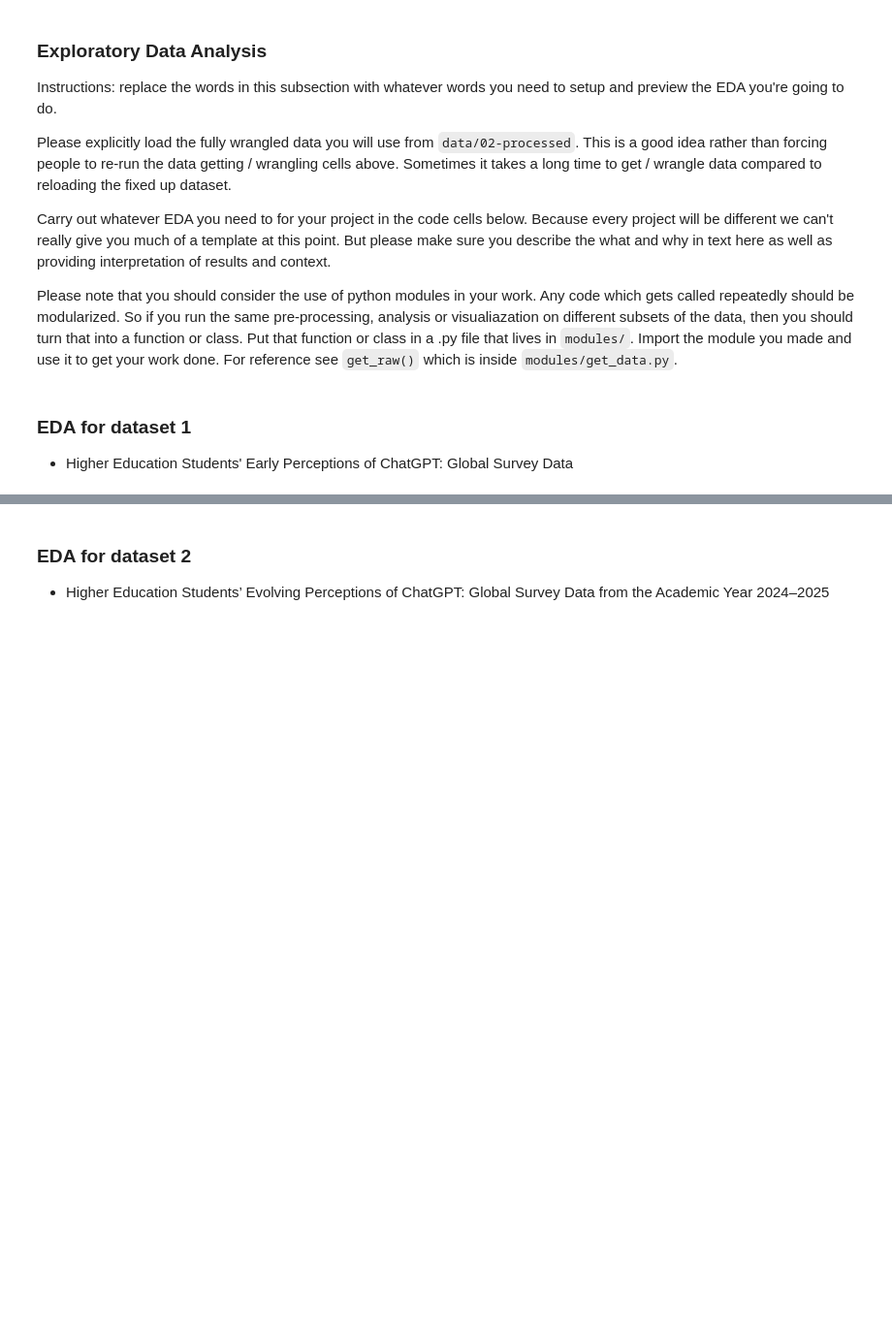
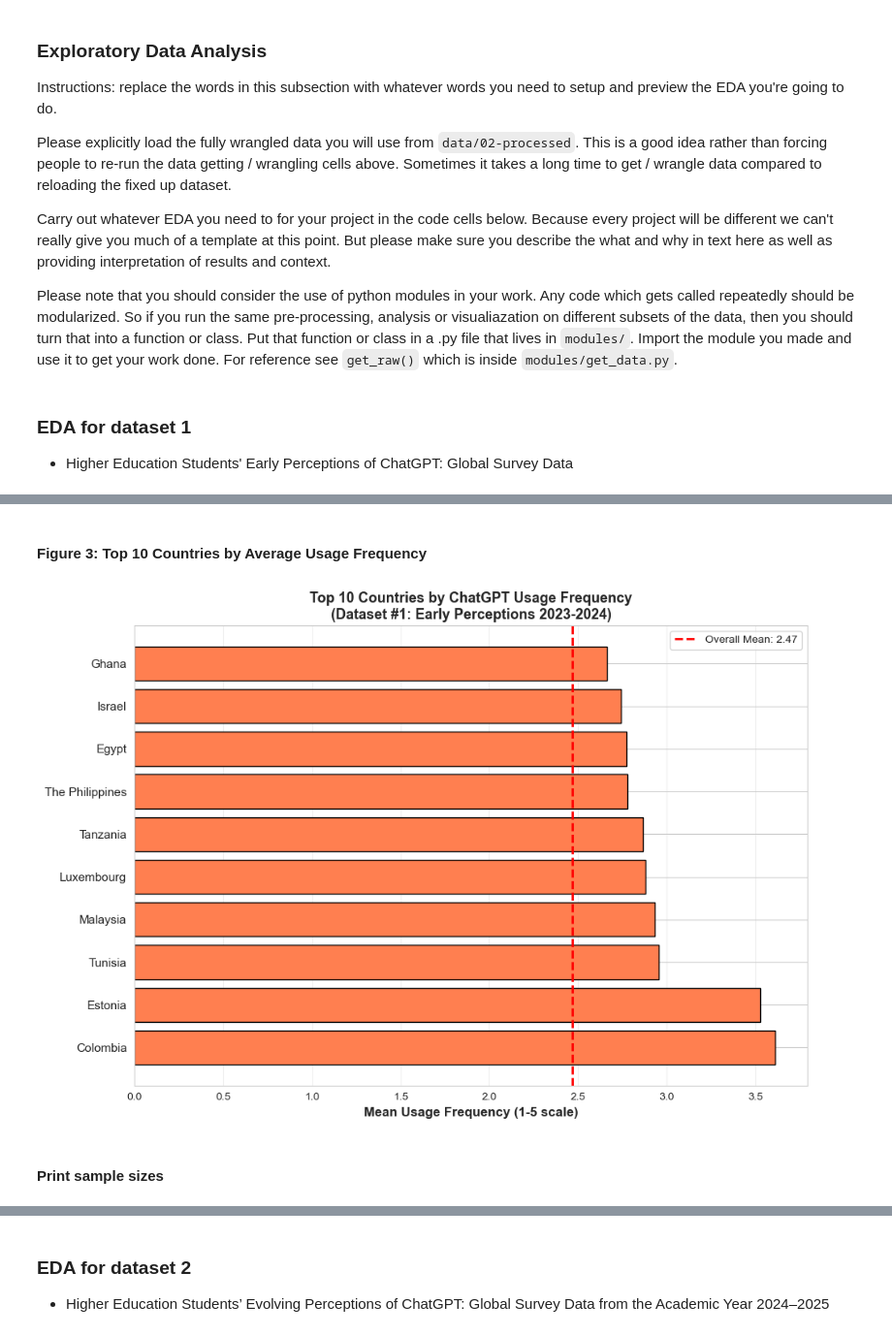
Before and after one commit to COGS108/Group123_WI26, a Jupyter notebook: 02-EDACheckpoint.ipynb, the cells around one changed output, grey strips where cells are left out. Shown at 97% size. Drawn from its saved outputs; the diff is of its cells as text; code cells hidden in the pictures; blank space fills up the shorter version.

```diff
--- a/02-EDACheckpoint.ipynb
+++ b/02-EDACheckpoint.ipynb
@@ -787,0 +864,32 @@ Please note that you should consider the use of python modules in your work.  An
+# %% [markdown]
+#### **Figure 3: Top 10 Countries by Average Usage Frequency**
+# %%
+country_freq = df_filtered.groupby('country_study')['use_frequency'].agg(['mean', 'count'])
+country_freq = country_freq[country_freq['count'] >= 50]  # Only countries with 50+ students
+top10_countries = country_freq.sort_values('mean', ascending=False).head(10)
+
+plt.figure(figsize=(10, 7))
+
+plt.barh(range(len(top10_countries)),
+         top10_countries['mean'],
+         color='coral',
+         edgecolor='black')
+
+plt.yticks(range(len(top10_countries)), top10_countries.index, fontsize=11)
+plt.xlabel('Mean Usage Frequency (1-5 scale)', fontsize=12, fontweight='bold')
+plt.title('Top 10 Countries by ChatGPT Usage Frequency\n(Dataset #1: Early Perceptions 2023-2024)',
+          fontsize=13, fontweight='bold')
+plt.axvline(x=df_filtered['use_frequency'].mean(),
+            color='red',
+            linestyle='--',
+            linewidth=2,
+            label=f'Overall Mean: {df_filtered["use_frequency"].mean():.2f}')
+plt.legend(fontsize=10)
+plt.grid(axis='x', alpha=0.3)
+
+plt.tight_layout()
+plt.show()
+# %% [output]
+[figure, added]
+# %% [markdown]
+#### **Print sample sizes**
```
Also changed, not shown: parts of 15 cells of this notebook.
